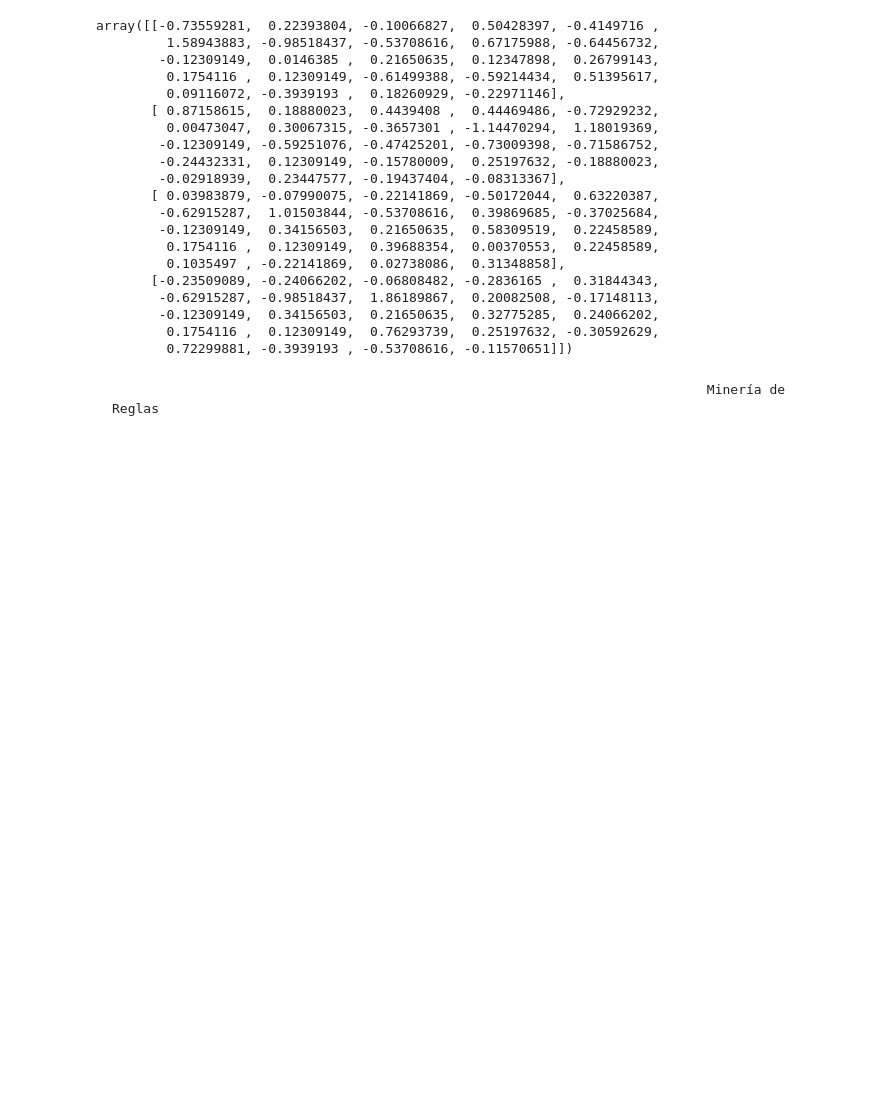
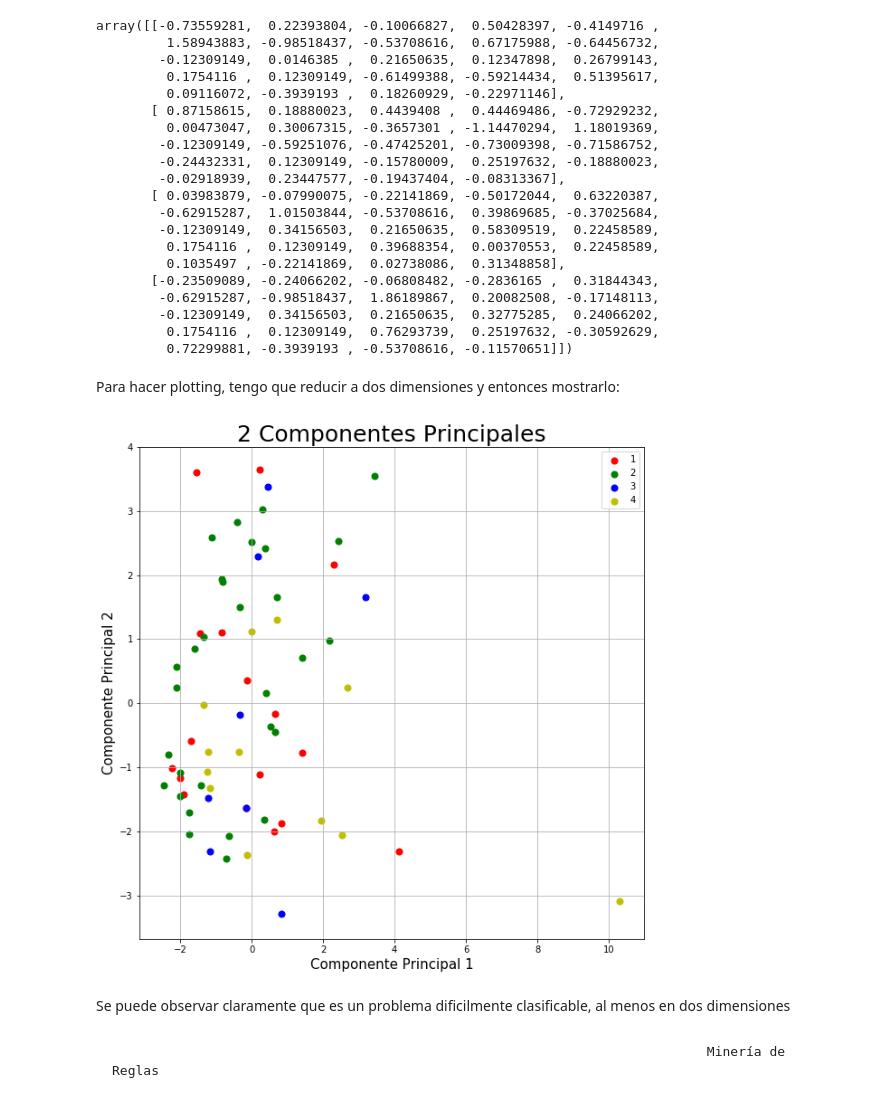
Before and after one commit to JParzival/TFG, a Jupyter notebook: Proyecto/machine learning.ipynb, the cells around one changed output. Saved outputs shown, nothing was run; the diff lists cells and outputs as text; code cells hidden in the pictures; blank space fills up the shorter version.

Commit message:
Añadido plot PC, añadidas conf. matx

```diff
--- a/Proyecto/machine learning.ipynb
+++ b/Proyecto/machine learning.ipynb
@@ -245,6 +245,40 @@ array([[-0.73559281,  0.22393804, -0.10066827,  0.50428397, -0.4149716 ,
         -0.12309149,  0.34156503,  0.21650635,  0.32775285,  0.24066202,
          0.1754116 ,  0.12309149,  0.76293739,  0.25197632, -0.30592629,
          0.72299881, -0.3939193 , -0.53708616, -0.11570651]])
+# %% [markdown]
+Para hacer plotting, tengo que reducir a dos dimensiones y entonces mostrarlo:
+# %%
+# Esta representación no es la de KMeans, sino la real sobre las dos dimensiones más significativas
+
+from sklearn.decomposition import PCA
+
+pca = PCA(n_components=2)
+
+comp_p = pca.fit_transform(datos_ml)
+df_pca_2 = pd.DataFrame(data = comp_p, columns = ['Componente Principal 1', 'Componente Principal 2'])
+
+df_pca_2 = pd.concat([df_pca_2, datos.iloc[:, 25]], axis = 1)
+
+fig = plt.figure(figsize = (10,10))
+ax = fig.add_subplot(1,1,1)
+ax.set_xlabel('Componente Principal 1', fontsize = 15)
+ax.set_ylabel('Componente Principal 2', fontsize = 15)
+ax.set_title('2 Componentes Principales', fontsize = 25)
+targets = [1, 2, 3, 4]
+colors = ['r', 'g', 'b', 'y']
+
+for target, color in zip(targets,colors):
+    indicesToKeep = df_pca_2.iloc[:, 2] == target
+    ax.scatter(df_pca_2.loc[indicesToKeep, 'Componente Principal 1'], df_pca_2.loc[indicesToKeep, 'Componente Principal 2']
+               ,c = color ,s = 50)
+
+ax.legend(targets)
+plt.savefig("Imágenes Obtenidas/Plot Kmeans.png")
+ax.grid()
+# %% [output]
+[figure, added]
+# %% [markdown]
+Se puede observar claramente que es un problema dificilmente clasificable, al menos en dos dimensiones
 # %% [markdown]
                                                                                 Minería de Reglas
 # %%
```
Also changed, not shown: 1 other file.
